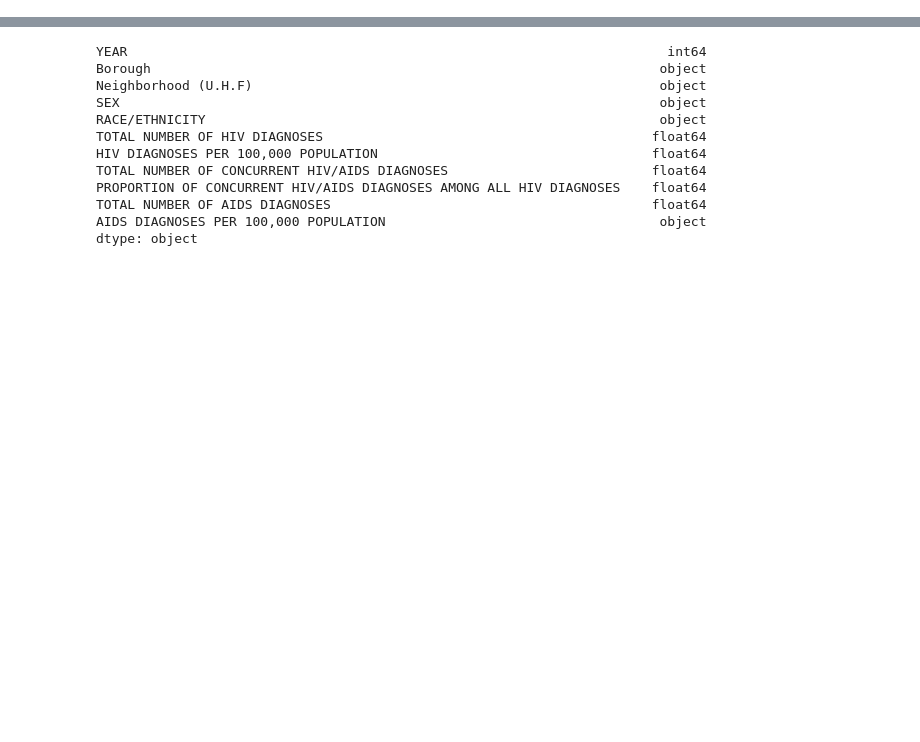
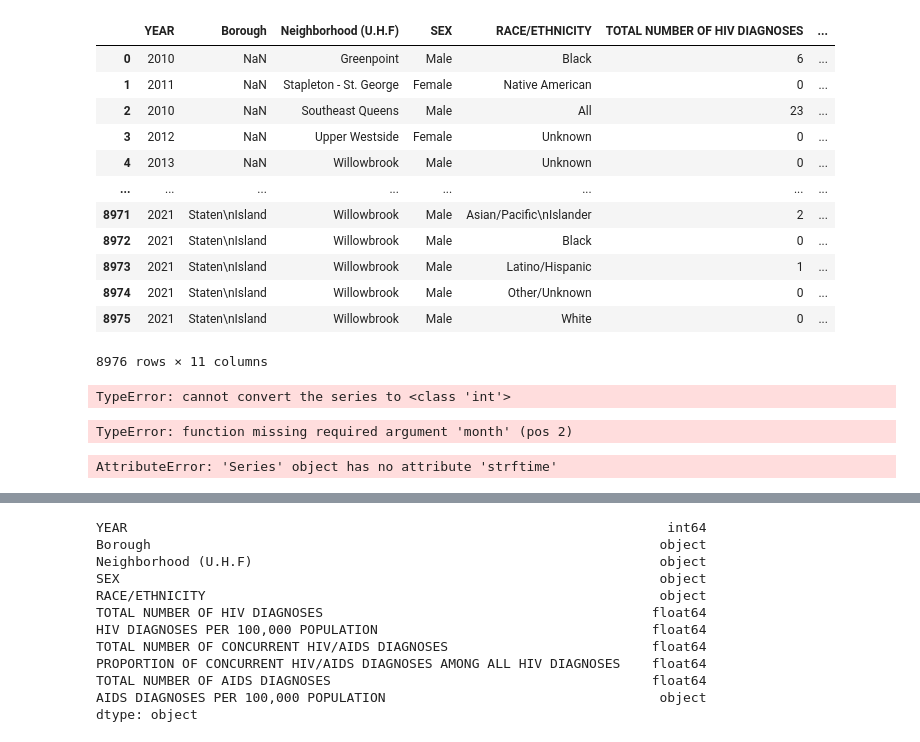
Before and after one commit to ifchigbo/HIVData, a Jupyter notebook: IntialDataExploration.ipynb, the cells around one changed output, grey strips where cells are left out. Drawn from its saved outputs; the diff is of its cells as text; code cells hidden in the pictures; blank space fills up the shorter version.

```diff
--- a/IntialDataExploration.ipynb
+++ b/IntialDataExploration.ipynb
@@ -22,0 +39,38 @@ dtype: object
+# %%
+data
+# %% [output]
+|  | YEAR | Borough | Neighborhood (U.H.F) | SEX | RACE/ETHNICITY | TOTAL NUMBER OF HIV DIAGNOSES | ... |
+| 0 | 2010 | NaN | Greenpoint | Male | Black | 6 | ... |
+| 1 | 2011 | NaN | Stapleton - St. George | Female | Native American | 0 | ... |
+| 2 | 2010 | NaN | Southeast Queens | Male | All | 23 | ... |
+| 3 | 2012 | NaN | Upper Westside | Female | Unknown | 0 | ... |
+| 4 | 2013 | NaN | Willowbrook | Male | Unknown | 0 | ... |
+| ... | ... | ... | ... | ... | ... | ... | ... |
+| 8971 | 2021 | Staten\nIsland | Willowbrook | Male | Asian/Pacific\nIslander | 2 | ... |
+| 8972 | 2021 | Staten\nIsland | Willowbrook | Male | Black | 0 | ... |
+| 8973 | 2021 | Staten\nIsland | Willowbrook | Male | Latino/Hispanic | 1 | ... |
+| 8974 | 2021 | Staten\nIsland | Willowbrook | Male | Other/Unknown | 0 | ... |
+| 8975 | 2021 | Staten\nIsland | Willowbrook | Male | White | 0 | ... |
+8976 rows × 11 columns
+# %%
+import datetime
+data['YEAR'] = datetime.date(data['YEAR'], 1,1)
+# %% [output]
+TypeError: cannot convert the series to <class 'int'>
+# %%
+mydates = pd.DataFrame(data.YEAR.astype('int32'))
+
+# Define a lambda function to create a datetime.date object with only the year component
+year_to_date = lambda x: datetime.date(x)
+
+# Apply the lambda function to the YEAR column
+data['YEAR'] = mydates['YEAR'].apply(year_to_date)
+
+# Print the resulting DataFrame
+print(data)
+# %% [output]
+TypeError: function missing required argument 'month' (pos 2)
+# %%
+data['YEAR'].strftime('%Y')
+# %% [output]
+AttributeError: 'Series' object has no attribute 'strftime'
```
Also changed, not shown: parts of 26 cells of this notebook, 2 other files.
